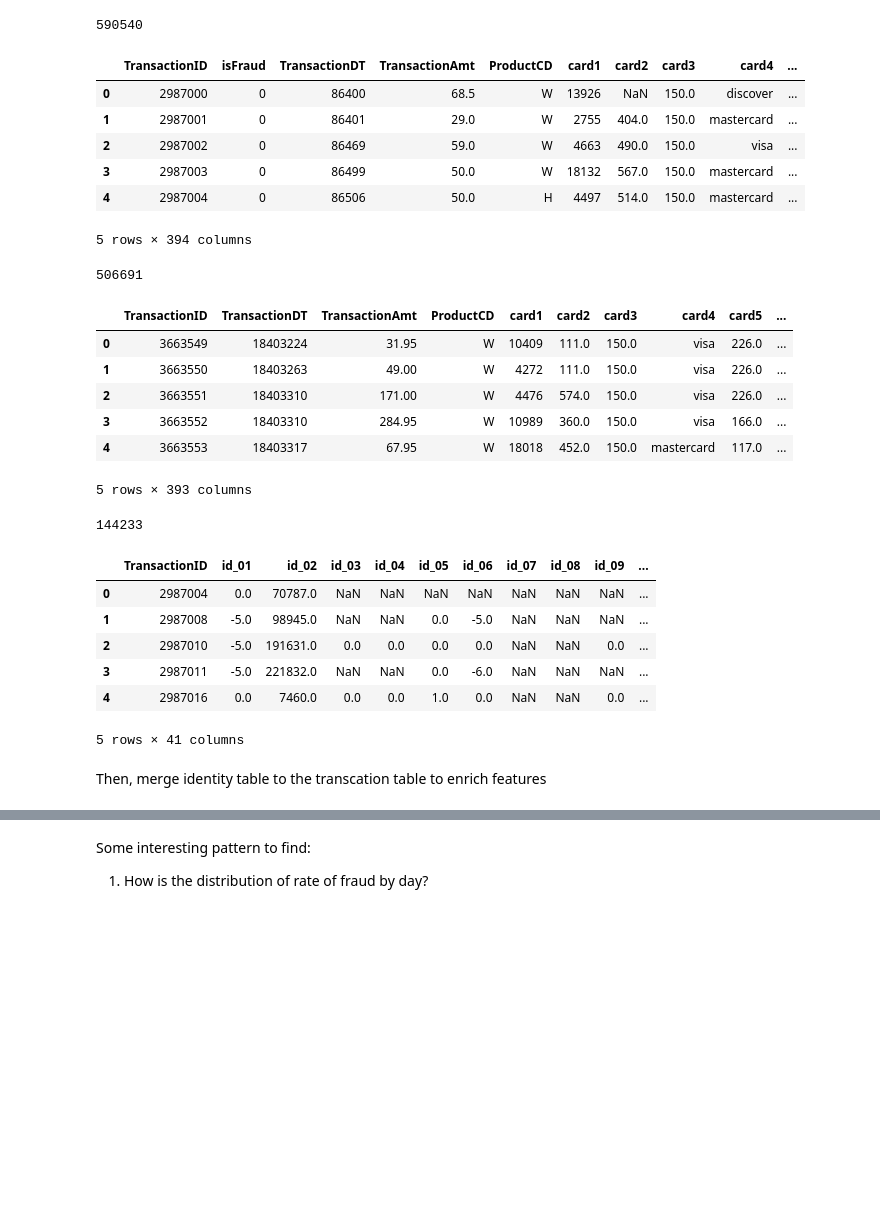
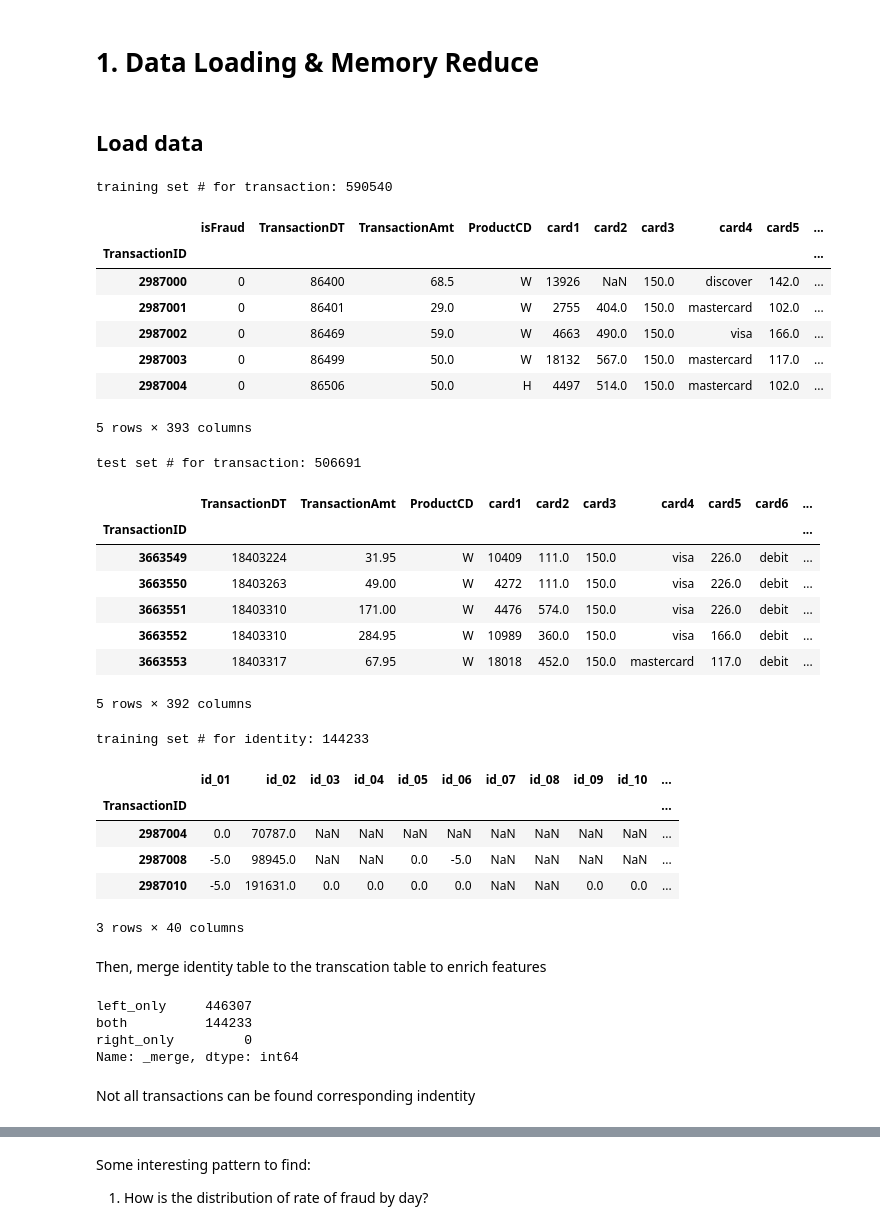
Before and after one commit to ThierryHJ/IEEE-CIS-Fraud-Detection, a Jupyter notebook: Fraud Detection.ipynb, the cells around one changed output, grey strips where cells are left out. Drawn from its saved outputs; the diff is of its cells as text; code cells hidden in the pictures; blank space fills up the shorter version.

```diff
--- a/Fraud Detection.ipynb
+++ b/Fraud Detection.ipynb
@@ -51,3 +27,5 @@ See the Python documentation for more information on how to install packages:
+# %% [markdown]
+# 1. Data Loading & Memory Reduce
 # %%
 #### basic
 import pandas as pd
@@ -75,44 +52,47 @@ import datetime
+# %% [markdown]
+## Load data
 # %%
-transaction_train = pd.read_csv('Critique Condense Recast/train_transaction.csv')
-transaction_test = pd.read_csv('Critique Condense Recast/test_transaction.csv')
-identity_train = pd.read_csv('Critique Condense Recast/train_identity.csv')
-identity_test = pd.read_csv('Critique Condense Recast/test_identity.csv')
+transaction_train = pd.read_csv('/Users/zhuyuwei/Desktop/ieee-fraud-detection/train_transaction.csv',index_col='TransactionID')
+transaction_test = pd.read_csv('/Users/zhuyuwei/Desktop/ieee-fraud-detection/test_transaction.csv',index_col='TransactionID')
+identity_train = pd.read_csv('/Users/zhuyuwei/Desktop/ieee-fraud-detection/train_identity.csv',index_col='TransactionID')
+identity_test = pd.read_csv('/Users/zhuyuwei/Desktop/ieee-fraud-detection/test_identity.csv',index_col='TransactionID')
 # %%
-print(len(transaction_train))
+print('training set # for transaction: ' + str(len(transaction_train)))
 transaction_train.head()
 # %% [output]
-590540
+training set # for transaction: 590540
-|  | TransactionID | isFraud | TransactionDT | TransactionAmt | ProductCD | card1 | card2 | card3 | card4 | ... |
-| 0 | 2987000 | 0 | 86400 | 68.5 | W | 13926 | NaN | 150.0 | discover | ... |
-| 1 | 2987001 | 0 | 86401 | 29.0 | W | 2755 | 404.0 | 150.0 | mastercard | ... |
-| 2 | 2987002 | 0 | 86469 | 59.0 | W | 4663 | 490.0 | 150.0 | visa | ... |
-| 3 | 2987003 | 0 | 86499 | 50.0 | W | 18132 | 567.0 | 150.0 | mastercard | ... |
-| 4 | 2987004 | 0 | 86506 | 50.0 | H | 4497 | 514.0 | 150.0 | mastercard | ... |
+|  | isFraud | TransactionDT | TransactionAmt | ProductCD | card1 | card2 | card3 | card4 | card5 | ... |
+| TransactionID |  |  |  |  |  |  |  |  |  | ... |
+| 2987000 | 0 | 86400 | 68.5 | W | 13926 | NaN | 150.0 | discover | 142.0 | ... |
+| 2987001 | 0 | 86401 | 29.0 | W | 2755 | 404.0 | 150.0 | mastercard | 102.0 | ... |
+| 2987002 | 0 | 86469 | 59.0 | W | 4663 | 490.0 | 150.0 | visa | 166.0 | ... |
+| 2987003 | 0 | 86499 | 50.0 | W | 18132 | 567.0 | 150.0 | mastercard | 117.0 | ... |
+| 2987004 | 0 | 86506 | 50.0 | H | 4497 | 514.0 | 150.0 | mastercard | 102.0 | ... |
-5 rows × 394 columns
+5 rows × 393 columns
 # %%
-print(len(transaction_test))
+print('test set # for transaction: ' + str(len(transaction_test)))
 transaction_test.head()
 # %% [output]
-506691
+test set # for transaction: 506691
-|  | TransactionID | TransactionDT | TransactionAmt | ProductCD | card1 | card2 | card3 | card4 | card5 | ... |
-| 0 | 3663549 | 18403224 | 31.95 | W | 10409 | 111.0 | 150.0 | visa | 226.0 | ... |
-| 1 | 3663550 | 18403263 | 49.00 | W | 4272 | 111.0 | 150.0 | visa | 226.0 | ... |
-| 2 | 3663551 | 18403310 | 171.00 | W | 4476 | 574.0 | 150.0 | visa | 226.0 | ... |
-| 3 | 3663552 | 18403310 | 284.95 | W | 10989 | 360.0 | 150.0 | visa | 166.0 | ... |
-| 4 | 3663553 | 18403317 | 67.95 | W | 18018 | 452.0 | 150.0 | mastercard | 117.0 | ... |
+|  | TransactionDT | TransactionAmt | ProductCD | card1 | card2 | card3 | card4 | card5 | card6 | ... |
+| TransactionID |  |  |  |  |  |  |  |  |  | ... |
+| 3663549 | 18403224 | 31.95 | W | 10409 | 111.0 | 150.0 | visa | 226.0 | debit | ... |
+| 3663550 | 18403263 | 49.00 | W | 4272 | 111.0 | 150.0 | visa | 226.0 | debit | ... |
+| 3663551 | 18403310 | 171.00 | W | 4476 | 574.0 | 150.0 | visa | 226.0 | debit | ... |
+| 3663552 | 18403310 | 284.95 | W | 10989 | 360.0 | 150.0 | visa | 166.0 | debit | ... |
+| 3663553 | 18403317 | 67.95 | W | 18018 | 452.0 | 150.0 | mastercard | 117.0 | debit | ... |
-5 rows × 393 columns
+5 rows × 392 columns
 # %%
-print(len(identity_train))
-identity_train.head()
+print('training set # for identity: ' + str(len(identity_train)))
+identity_train.head(3)
 # %% [output]
-144233
+training set # for identity: 144233
-|  | TransactionID | id_01 | id_02 | id_03 | id_04 | id_05 | id_06 | id_07 | id_08 | id_09 | ... |
-| 0 | 2987004 | 0.0 | 70787.0 | NaN | NaN | NaN | NaN | NaN | NaN | NaN | ... |
-| 1 | 2987008 | -5.0 | 98945.0 | NaN | NaN | 0.0 | -5.0 | NaN | NaN | NaN | ... |
-| 2 | 2987010 | -5.0 | 191631.0 | 0.0 | 0.0 | 0.0 | 0.0 | NaN | NaN | 0.0 | ... |
-| 3 | 2987011 | -5.0 | 221832.0 | NaN | NaN | 0.0 | -6.0 | NaN | NaN | NaN | ... |
-| 4 | 2987016 | 0.0 | 7460.0 | 0.0 | 0.0 | 1.0 | 0.0 | NaN | NaN | 0.0 | ... |
+|  | id_01 | id_02 | id_03 | id_04 | id_05 | id_06 | id_07 | id_08 | id_09 | id_10 | ... |
+| TransactionID |  |  |  |  |  |  |  |  |  |  | ... |
+| 2987004 | 0.0 | 70787.0 | NaN | NaN | NaN | NaN | NaN | NaN | NaN | NaN | ... |
+| 2987008 | -5.0 | 98945.0 | NaN | NaN | 0.0 | -5.0 | NaN | NaN | NaN | NaN | ... |
+| 2987010 | -5.0 | 191631.0 | 0.0 | 0.0 | 0.0 | 0.0 | NaN | NaN | 0.0 | 0.0 | ... |
-5 rows × 41 columns
+3 rows × 40 columns
 # %% [markdown]
 Then, merge identity table to the transcation table to enrich features
 # %%
@@ -121,3 +101,12 @@ test = pd.merge(transaction_test, identity_test, on='TransactionID', how='left')
+# %%
+train['_merge'].value_counts()
+# %% [output]
+left_only     446307
+both          144233
+right_only         0
+Name: _merge, dtype: int64
+# %% [markdown]
+Not all transactions can be found corresponding indentity
 # %%
 print(len(train))
 train.head()
```
Also changed, not shown: parts of 35 cells of this notebook.
